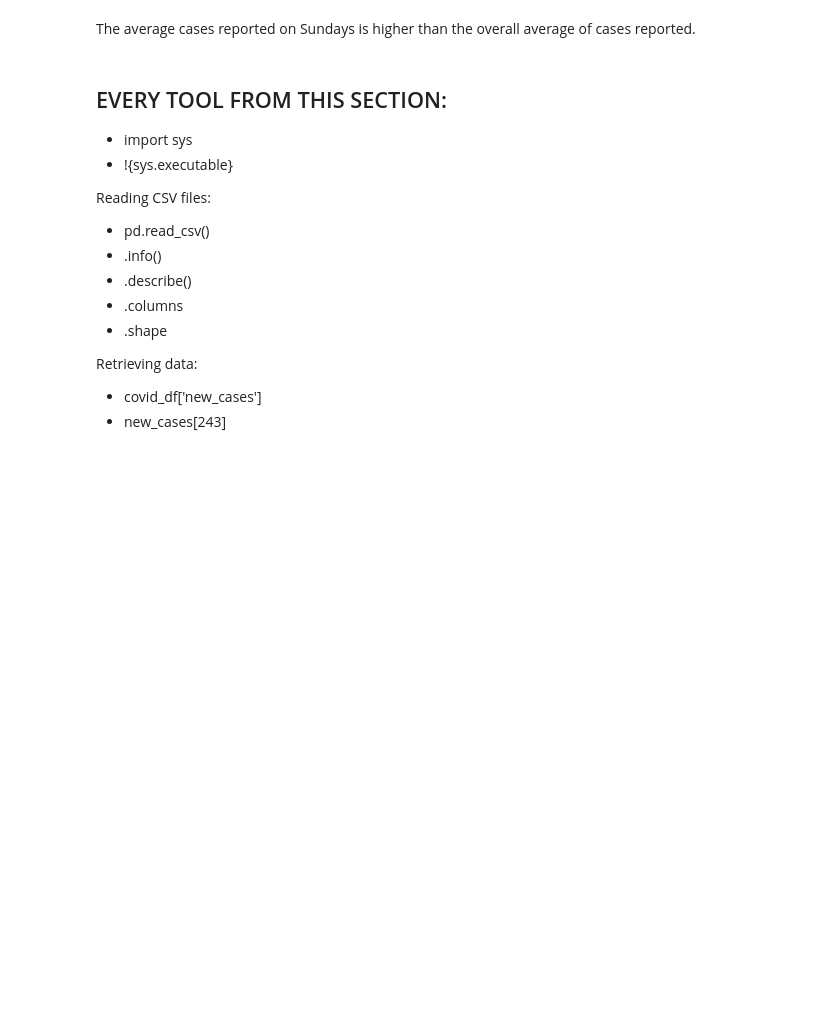
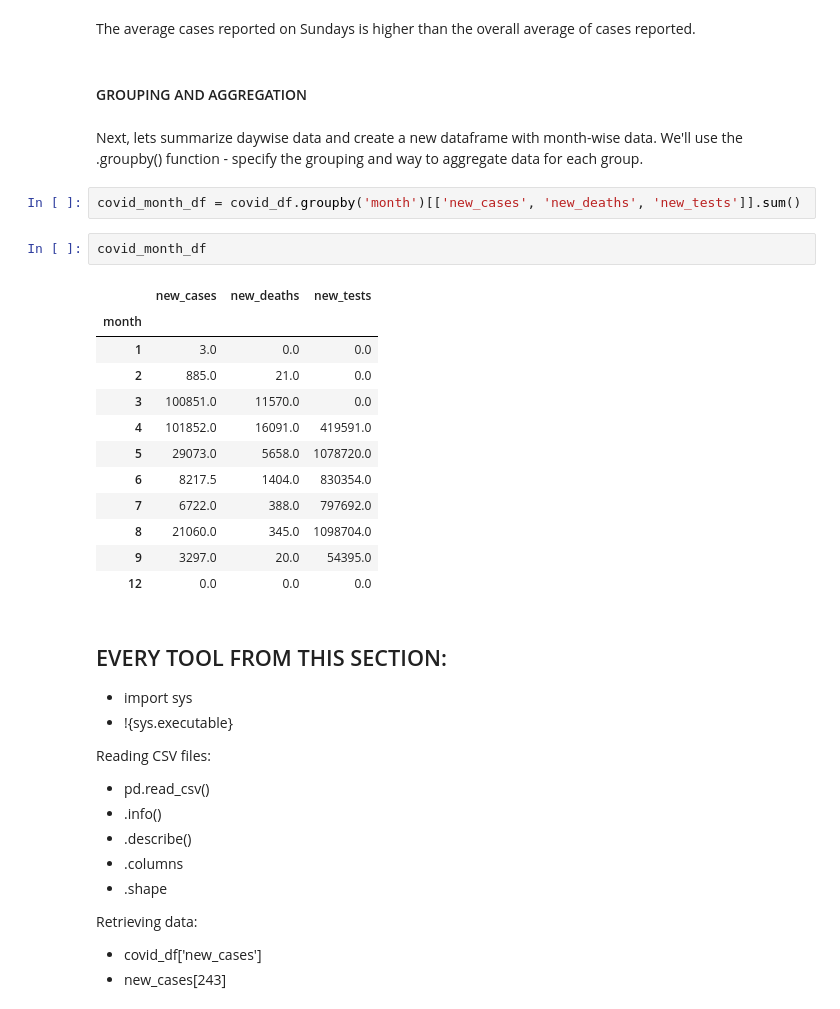
Before and after one commit to veronicasb/data_analysis, a Jupyter notebook: lesson4_analyzing_data.ipynb, the cells around one changed output. Cells and saved outputs as stored; diff of their text form; blank space fills up the shorter version.

Commit message:
Lecture 4: finished "grouping and aggregation" section
Of "Data Analysis with Python Course" (5:11) from freeCodeCamp.org

```diff
--- a/lesson4_analyzing_data.ipynb
+++ b/lesson4_analyzing_data.ipynb
@@ -651,6 +651,27 @@ covid_df[covid_df.weekday == 6].new_cases.mean()
 1247.2571428571428
 # %% [markdown]
 The average cases reported on Sundays is higher than the overall average of cases reported.
+# %% [markdown]
+#### GROUPING AND AGGREGATION
+# %% [markdown]
+Next, lets summarize daywise data and create a new dataframe with month-wise data. We'll use the .groupby() function - specify the grouping and way to aggregate data for each group.
+# %%
+covid_month_df = covid_df.groupby('month')[['new_cases', 'new_deaths', 'new_tests']].sum()
+# %%
+covid_month_df
+# %% [output]
+|  | new_cases | new_deaths | new_tests |
+| month |  |  |  |
+| 1 | 3.0 | 0.0 | 0.0 |
+| 2 | 885.0 | 21.0 | 0.0 |
+| 3 | 100851.0 | 11570.0 | 0.0 |
+| 4 | 101852.0 | 16091.0 | 419591.0 |
+| 5 | 29073.0 | 5658.0 | 1078720.0 |
+| 6 | 8217.5 | 1404.0 | 830354.0 |
+| 7 | 6722.0 | 388.0 | 797692.0 |
+| 8 | 21060.0 | 345.0 | 1098704.0 |
+| 9 | 3297.0 | 20.0 | 54395.0 |
+| 12 | 0.0 | 0.0 | 0.0 |
 # %% [markdown]
 ## EVERY TOOL FROM THIS SECTION:
 
```
